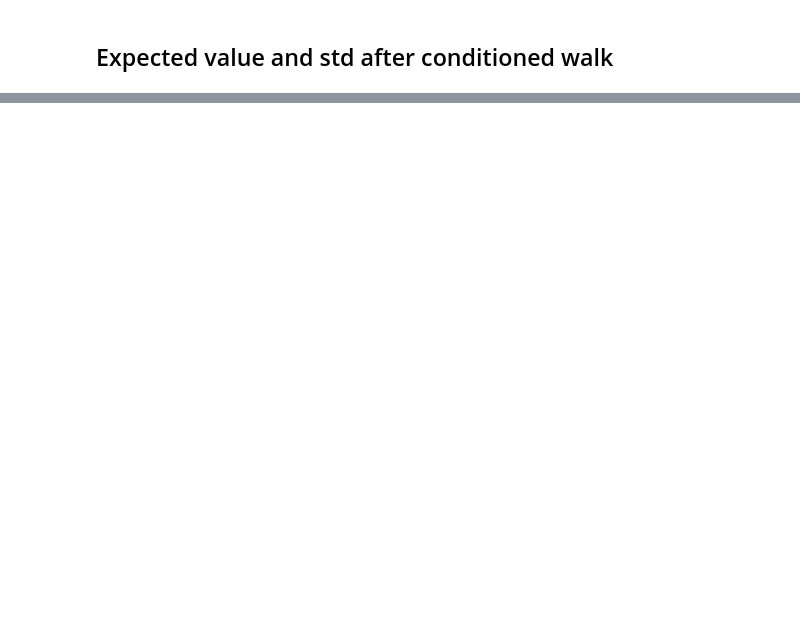
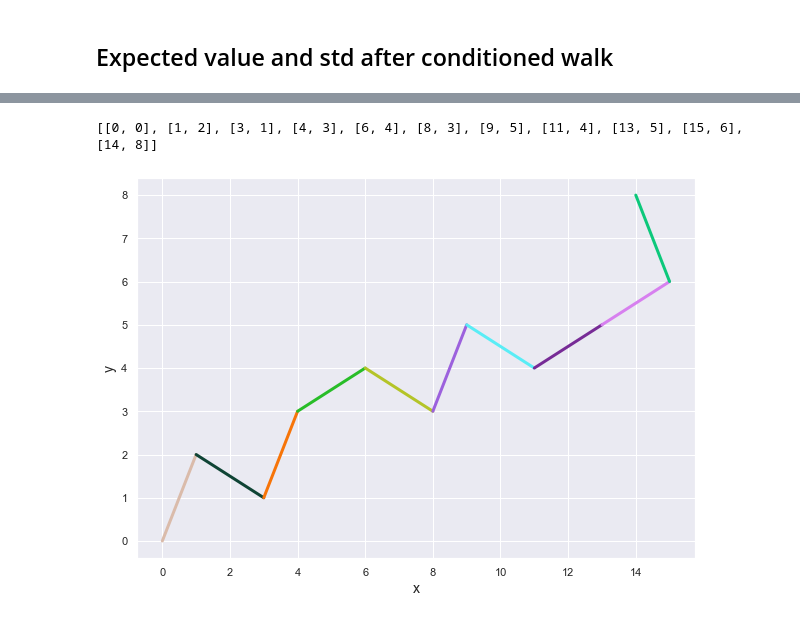
Before and after one commit to saijananiganesan/WorkBench, a Jupyter notebook: notebooks/Simulation.ipynb, the cells around one changed output, grey strips where cells are left out. Saved outputs shown, nothing was run; the diff lists cells and outputs as text; code cells hidden in the pictures; blank space fills up the shorter version.

```diff
--- a/notebooks/Simulation.ipynb
+++ b/notebooks/Simulation.ipynb
@@ -125,0 +145,8 @@ Knight.plot_convergence(nsteps=10,cwalk=True,walk=False)
+# %%
+Knight=ChessKnight()
+cwalk_completed_moves=Knight.cwalk(repeat=50000,nsteps=10,complete_moves=1)
+print (cwalk_completed_moves)
+Knight.plot_walk(cwalk_completed_moves)
+# %% [output]
+[[0, 0], [1, 2], [3, 1], [4, 3], [6, 4], [8, 3], [9, 5], [11, 4], [13, 5], [15, 6], [14, 8]]
+[figure, added]
```
Also changed, not shown: parts of 5 cells of this notebook.
